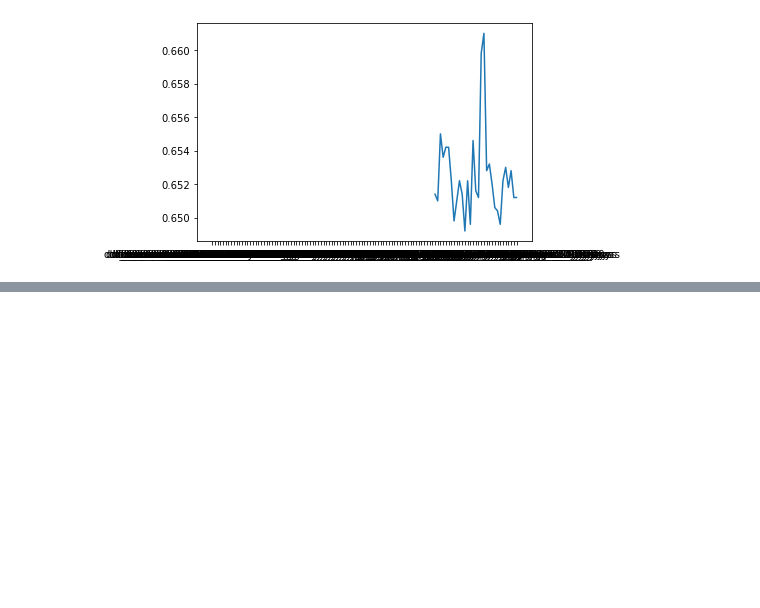
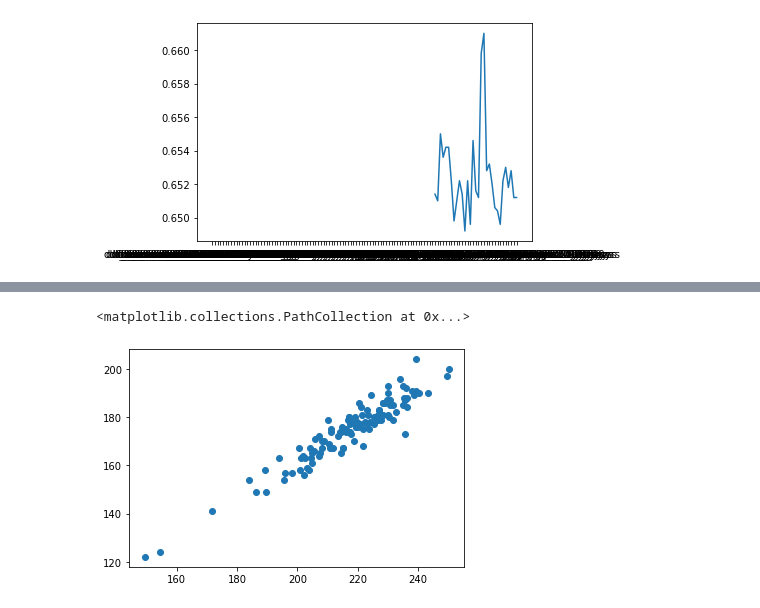
Before and after one commit to lsst-sims/sims_featureScheduler_runs2.1, a Jupyter notebook: maf/combined_look.ipynb, the cells around one changed output, grey strips where cells are left out. Cells and saved outputs as stored; diff of their text form; code cells hidden in the pictures; blank space fills up the shorter version.

```diff
--- a/maf/combined_look.ipynb
+++ b/maf/combined_look.ipynb
@@ -312,0 +347,6 @@ data
+# %%
+plt.scatter(df['Sum PrestoKNe__scoreP  UserPointsSlicer'],
+           df['Sum PrestoKNe__scoreS  UserPointsSlicer'])
+# %% [output]
+<matplotlib.collections.PathCollection at 0x...>
+[figure, added]
```
Also changed, not shown: parts of 27 cells of this notebook.
